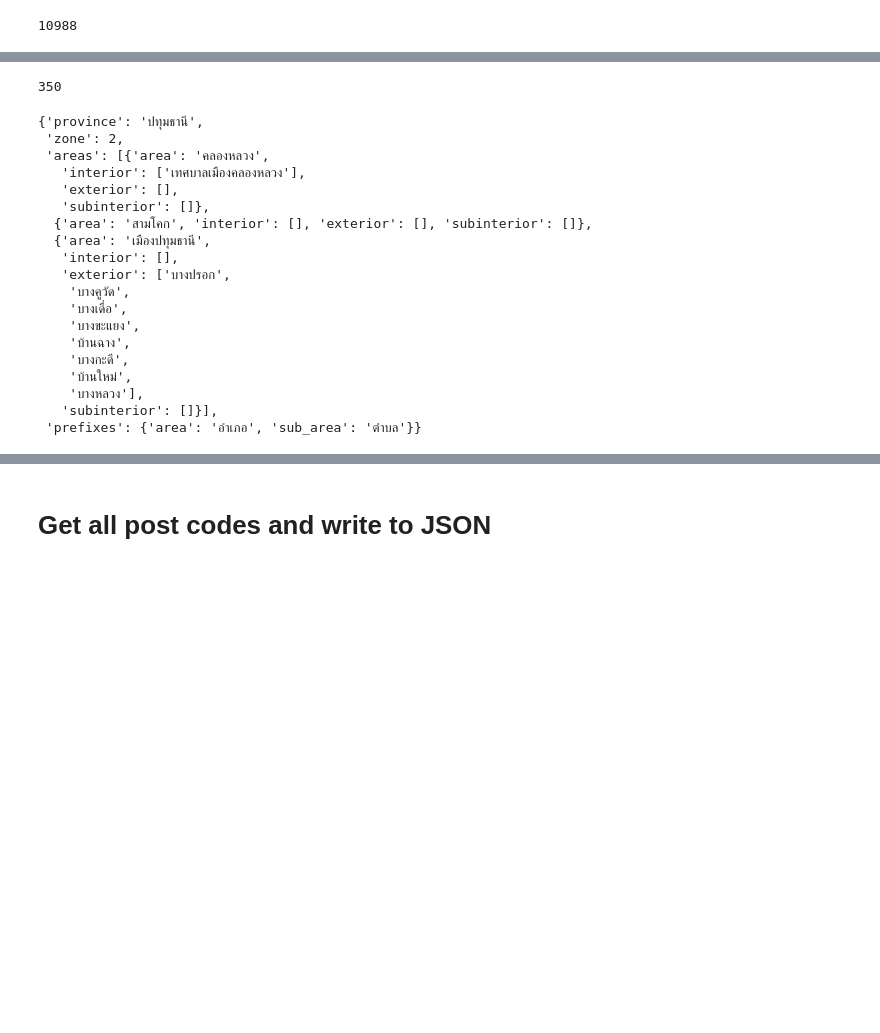
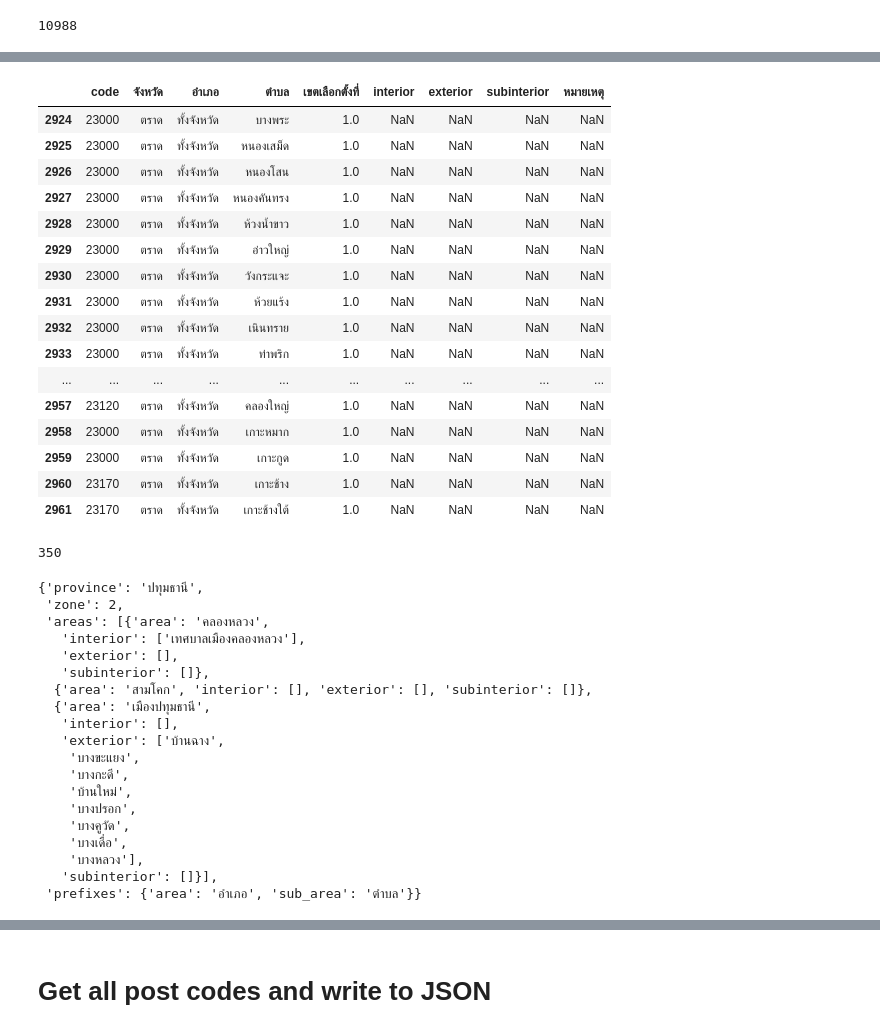
Before and after one commit to electinth/dataset-election-62-candidates, a Jupyter notebook: notebooks/dev.ipynb, the cells around one changed output, grey strips where cells are left out. Saved outputs shown, nothing was run; the diff lists cells and outputs as text; code cells hidden in the pictures; blank space fills up the shorter version.

```diff
--- a/notebooks/dev.ipynb
+++ b/notebooks/dev.ipynb
@@ -83,7 +85,7 @@ set(df['provice'].values)
 # %% [markdown]
 # Join Election Zone & Post code
 # %%
-elect_zone = pd.read_csv('./raw-files/electzone-processed.csv')
+elect_zone = pd.read_csv('../raw-files/electzone-processed.csv')
 elect_zone = elect_zone.drop(elect_zone.columns[0], axis=1)
 elect_zone = elect_zone.rename(index=str, columns={'ท้องที่ที่ประกอบเป็นเขตเลือกตั้ง': 'อำเภอ'})
 # %%
@@ -152,7 +151,7 @@ all_election_zones = list(elect_zone.groupby(cols).groups.keys())
 'we have %d election zones' % len(all_election_zones)
 all_election_zones = list(map(lambda x: dict(zip(('province', 'zone'), x)), all_election_zones))
 # %%
-post_code = pd.read_csv('./postcode.csv')
+post_code = pd.read_csv('../postcode.csv')
 post_code['อำเภอ']  = post_code['อำเภอ'].apply(lambda x: x.replace('เขต', '').replace('อำเภอ', ''))
 len(post_code)
 # %% [output]
@@ -247,3 +212,23 @@ df_post_election_zone_filtered
+# %%
+df_post_election_zone_filtered[df_post_election_zone_filtered['จังหวัด'] == 'ตราด']
+# %% [output]
+|  | code | จังหวัด | อำเภอ | ตำบล | เขตเลือกตั้งที่ | interior | exterior | subinterior | หมายเหตุ |
+| 2924 | 23000 | ตราด | ทั้งจังหวัด | บางพระ | 1.0 | NaN | NaN | NaN | NaN |
+| 2925 | 23000 | ตราด | ทั้งจังหวัด | หนองเสม็ด | 1.0 | NaN | NaN | NaN | NaN |
+| 2926 | 23000 | ตราด | ทั้งจังหวัด | หนองโสน | 1.0 | NaN | NaN | NaN | NaN |
+| 2927 | 23000 | ตราด | ทั้งจังหวัด | หนองคันทรง | 1.0 | NaN | NaN | NaN | NaN |
+| 2928 | 23000 | ตราด | ทั้งจังหวัด | ห้วงน้ำขาว | 1.0 | NaN | NaN | NaN | NaN |
+| 2929 | 23000 | ตราด | ทั้งจังหวัด | อ่าวใหญ่ | 1.0 | NaN | NaN | NaN | NaN |
+| 2930 | 23000 | ตราด | ทั้งจังหวัด | วังกระแจะ | 1.0 | NaN | NaN | NaN | NaN |
+| 2931 | 23000 | ตราด | ทั้งจังหวัด | ห้วยแร้ง | 1.0 | NaN | NaN | NaN | NaN |
+| 2932 | 23000 | ตราด | ทั้งจังหวัด | เนินทราย | 1.0 | NaN | NaN | NaN | NaN |
+| 2933 | 23000 | ตราด | ทั้งจังหวัด | ท่าพริก | 1.0 | NaN | NaN | NaN | NaN |
+| ... | ... | ... | ... | ... | ... | ... | ... | ... | ... |
+| 2957 | 23120 | ตราด | ทั้งจังหวัด | คลองใหญ่ | 1.0 | NaN | NaN | NaN | NaN |
+| 2958 | 23000 | ตราด | ทั้งจังหวัด | เกาะหมาก | 1.0 | NaN | NaN | NaN | NaN |
+| 2959 | 23000 | ตราด | ทั้งจังหวัด | เกาะกูด | 1.0 | NaN | NaN | NaN | NaN |
+| 2960 | 23170 | ตราด | ทั้งจังหวัด | เกาะช้าง | 1.0 | NaN | NaN | NaN | NaN |
+| 2961 | 23170 | ตราด | ทั้งจังหวัด | เกาะช้างใต้ | 1.0 | NaN | NaN | NaN | NaN |
 # %%
 # def build_zone_name(r):
 #     return '%s-เขตเลือกตั้งที่-%d' % (r['จังหวัด'], r['เขตเลือกตั้งที่'])
@@ -303,13 +288,13 @@ dict_zone_to_area_result[('ปทุมธานี', 2)]
   {'area': 'สามโคก', 'interior': [], 'exterior': [], 'subinterior': []},
   {'area': 'เมืองปทุมธานี',
    'interior': [],
-   'exterior': ['บางปรอก',
+   'exterior': ['บ้านฉาง',
+    'บางขะแยง',
+    'บางกะดี',
+    'บ้านใหม่',
+    'บางปรอก',
     'บางคูวัด',
     'บางเดื่อ',
-    'บางขะแยง',
-    'บ้านฉาง',
-    'บางกะดี',
-    'บ้านใหม่',
     'บางหลวง'],
    'subinterior': []}],
  'prefixes': {'area': 'อำเภอ', 'sub_area': 'ตำบล'}}
```
Also changed, not shown: parts of 11 cells of this notebook, 1 other file.
